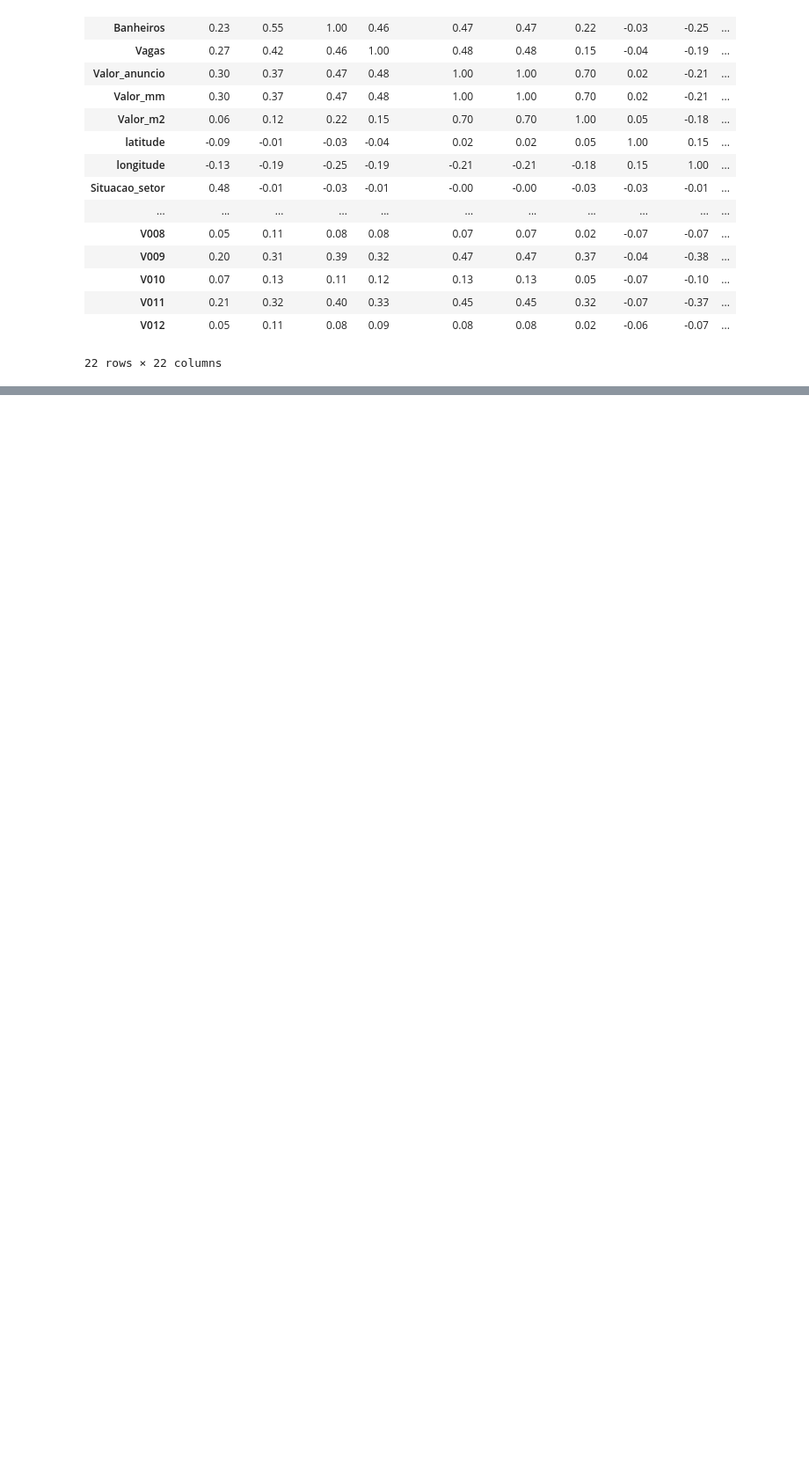
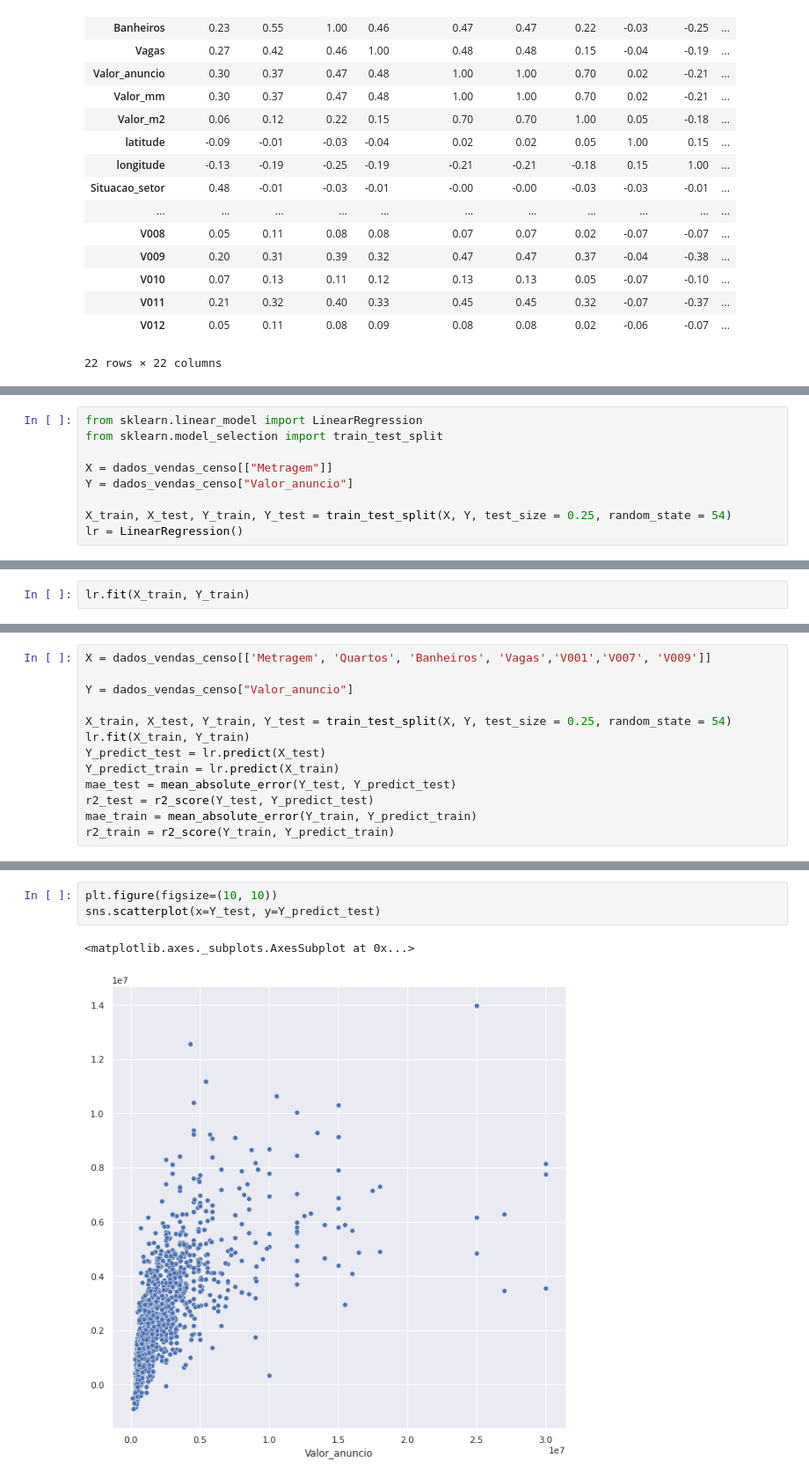
Before and after one commit to MarinaRuanna/imersa-dados-alura, a Jupyter notebook: ImersaoDeDadosAlura_MachineLearning.ipynb, the cells around one changed output, grey strips where cells are left out. Shown at 88% size. Drawn from its saved outputs; the diff is of its cells as text; blank space fills up the shorter version.

```diff
--- a/ImersaoDeDadosAlura_MachineLearning.ipynb
+++ b/ImersaoDeDadosAlura_MachineLearning.ipynb
@@ -82,0 +91,9 @@ dados_vendas_censo.corr()
+# %%
+from sklearn.linear_model import LinearRegression
+from sklearn.model_selection import train_test_split
+
+X = dados_vendas_censo[["Metragem"]]
+Y = dados_vendas_censo["Valor_anuncio"]
+
+X_train, X_test, Y_train, Y_test = train_test_split(X, Y, test_size = 0.25, random_state = 54)
+lr = LinearRegression()
@@ -82,0 +116,2 @@ dados_vendas_censo.corr()
+# %%
+lr.fit(X_train, Y_train)
@@ -82,0 +165,13 @@ dados_vendas_censo.corr()
+# %%
+X = dados_vendas_censo[['Metragem', 'Quartos', 'Banheiros', 'Vagas','V001','V007', 'V009']]
+
+Y = dados_vendas_censo["Valor_anuncio"]
+
+X_train, X_test, Y_train, Y_test = train_test_split(X, Y, test_size = 0.25, random_state = 54)
+lr.fit(X_train, Y_train)
+Y_predict_test = lr.predict(X_test)
+Y_predict_train = lr.predict(X_train)
+mae_test = mean_absolute_error(Y_test, Y_predict_test)
+r2_test = r2_score(Y_test, Y_predict_test)
+mae_train = mean_absolute_error(Y_train, Y_predict_train)
+r2_train = r2_score(Y_train, Y_predict_train)
@@ -82,0 +202,6 @@ dados_vendas_censo.corr()
+# %%
+plt.figure(figsize=(10, 10))
+sns.scatterplot(x=Y_test, y=Y_predict_test)
+# %% [output]
+<matplotlib.axes._subplots.AxesSubplot at 0x...>
+[figure, added]
```
Also changed, not shown: parts of 16 cells of this notebook.
